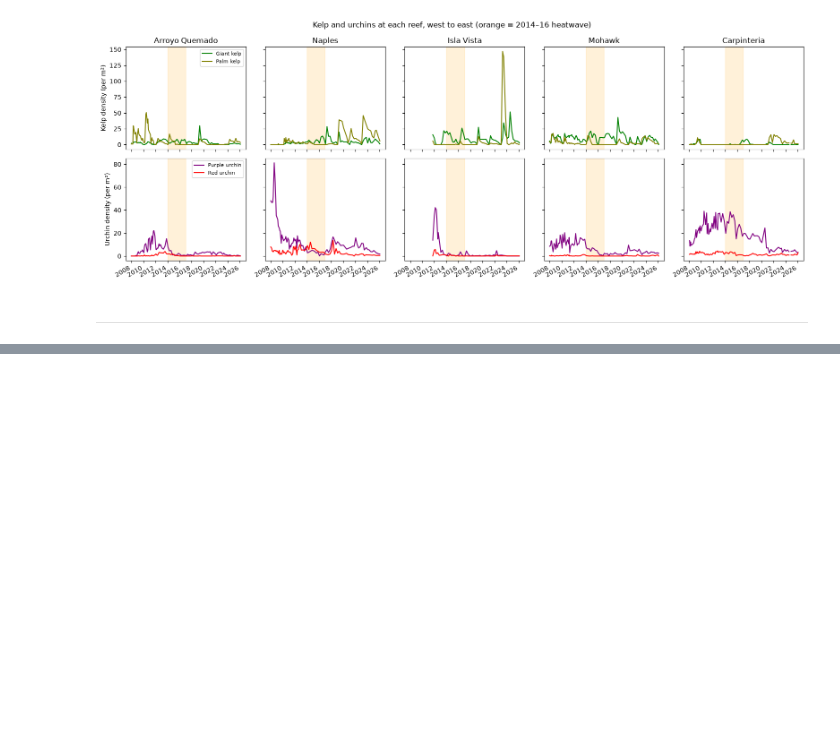
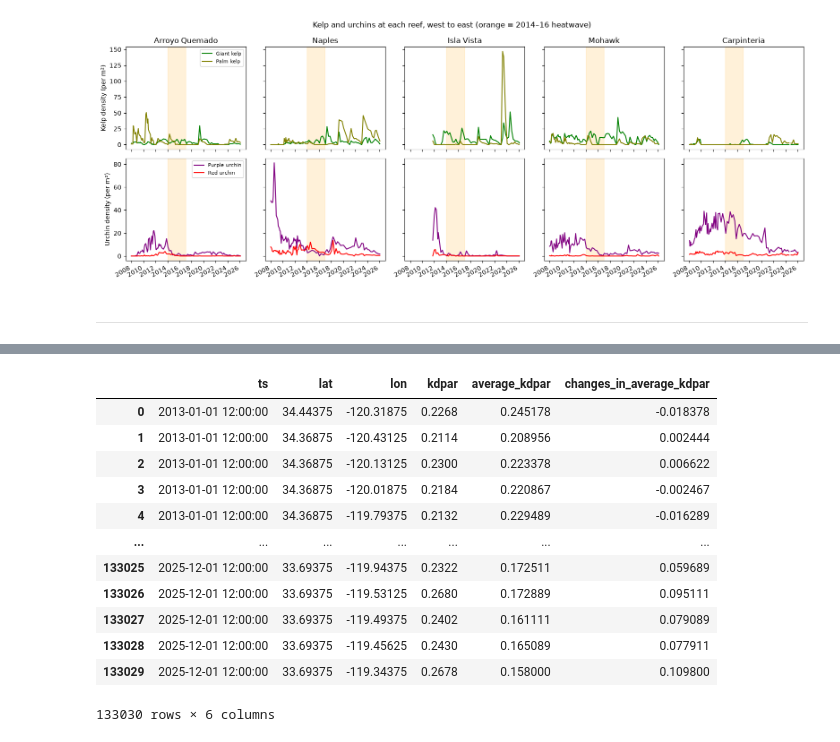
Before and after one commit to EmmaBucket/398_ocean, a Jupyter notebook: Analysis/plots.ipynb, the cells around one changed output, grey strips where cells are left out. Cells and saved outputs as stored; diff of their text form; code cells hidden in the pictures; blank space fills up the shorter version.

```diff
--- a/Analysis/plots.ipynb
+++ b/Analysis/plots.ipynb
@@ -415,0 +432,16 @@ plt.show()
+# %%
+kdpar_changes
+# %% [output]
+|  | ts | lat | lon | kdpar | average_kdpar | changes_in_average_kdpar |
+| 0 | 2013-01-01 12:00:00 | 34.44375 | -120.31875 | 0.2268 | 0.245178 | -0.018378 |
+| 1 | 2013-01-01 12:00:00 | 34.36875 | -120.43125 | 0.2114 | 0.208956 | 0.002444 |
+| 2 | 2013-01-01 12:00:00 | 34.36875 | -120.13125 | 0.2300 | 0.223378 | 0.006622 |
+| 3 | 2013-01-01 12:00:00 | 34.36875 | -120.01875 | 0.2184 | 0.220867 | -0.002467 |
+| 4 | 2013-01-01 12:00:00 | 34.36875 | -119.79375 | 0.2132 | 0.229489 | -0.016289 |
+| ... | ... | ... | ... | ... | ... | ... |
+| 133025 | 2025-12-01 12:00:00 | 33.69375 | -119.94375 | 0.2322 | 0.172511 | 0.059689 |
+| 133026 | 2025-12-01 12:00:00 | 33.69375 | -119.53125 | 0.2680 | 0.172889 | 0.095111 |
+| 133027 | 2025-12-01 12:00:00 | 33.69375 | -119.49375 | 0.2402 | 0.161111 | 0.079089 |
+| 133028 | 2025-12-01 12:00:00 | 33.69375 | -119.45625 | 0.2430 | 0.165089 | 0.077911 |
+| 133029 | 2025-12-01 12:00:00 | 33.69375 | -119.34375 | 0.2678 | 0.158000 | 0.109800 |
+133030 rows × 6 columns
```
Also changed, not shown: parts of 18 cells of this notebook.
